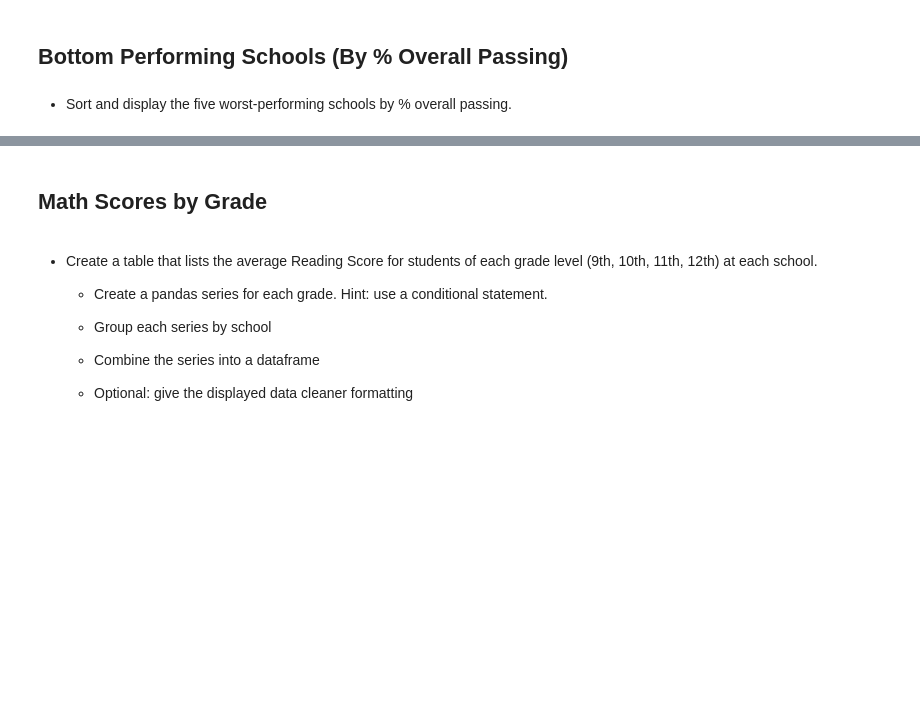
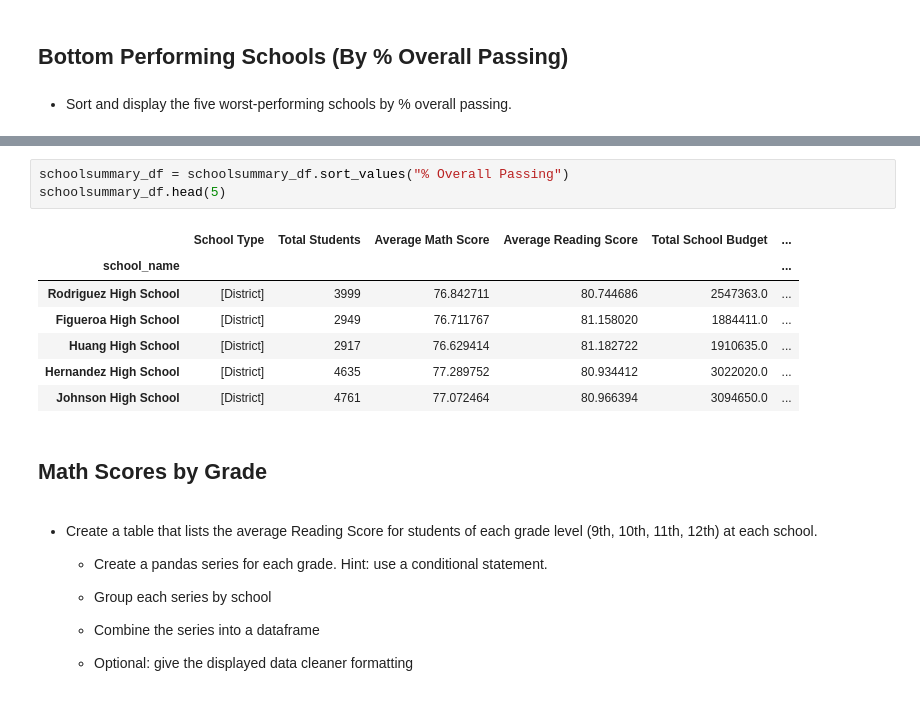
Before and after one commit to chanrce/pandas-challenge, a Jupyter notebook: PyCitySchools_starter.ipynb, the cells around one changed output, grey strips where cells are left out. Saved outputs shown, nothing was run; the diff lists cells and outputs as text; blank space fills up the shorter version.

```diff
--- a/PyCitySchools_starter.ipynb
+++ b/PyCitySchools_starter.ipynb
@@ -511,3 +470,14 @@ schoolsummary_df
+# %%
+schoolsummary_df = schoolsummary_df.sort_values("% Overall Passing")
+schoolsummary_df.head(5)
+# %% [output]
+|  | School Type | Total Students | Average Math Score | Average Reading Score | Total School Budget | ... |
+| school_name |  |  |  |  |  | ... |
+| Rodriguez High School | [District] | 3999 | 76.842711 | 80.744686 | 2547363.0 | ... |
+| Figueroa High School | [District] | 2949 | 76.711767 | 81.158020 | 1884411.0 | ... |
+| Huang High School | [District] | 2917 | 76.629414 | 81.182722 | 1910635.0 | ... |
+| Hernandez High School | [District] | 4635 | 77.289752 | 80.934412 | 3022020.0 | ... |
+| Johnson High School | [District] | 4761 | 77.072464 | 80.966394 | 3094650.0 | ... |
 # %% [markdown]
 ## Math Scores by Grade
 # %% [markdown]
```
Also changed, not shown: parts of 6 cells of this notebook.
